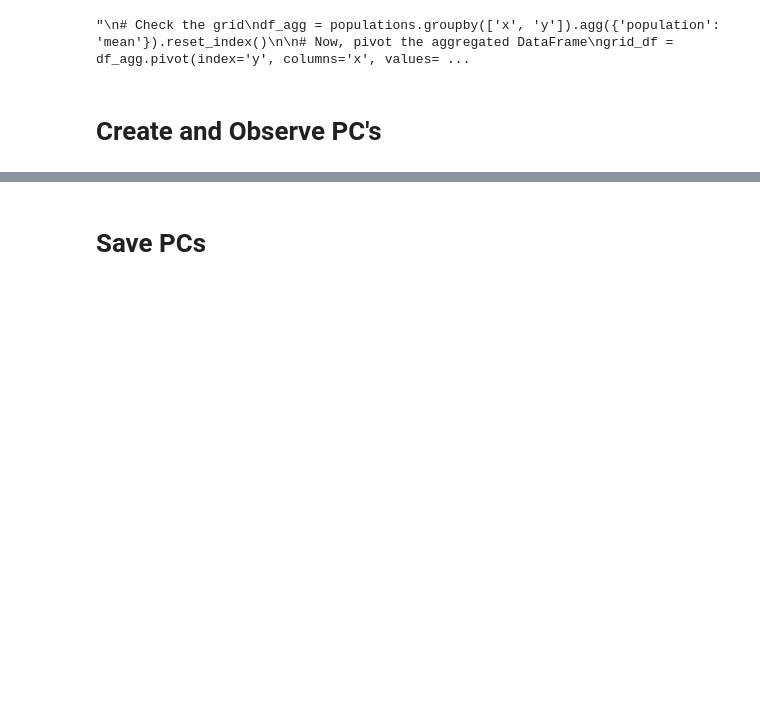
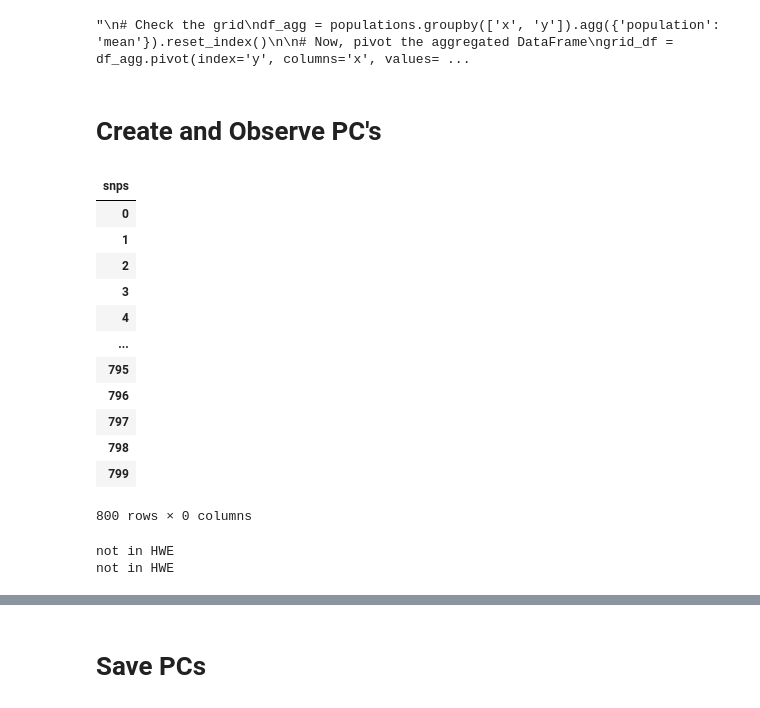
Before and after one commit to mat2m10/abyss_simulation, a Jupyter notebook: 04 Create and Visualise PCs.ipynb, the cells around one changed output, grey strips where cells are left out. Saved outputs shown, nothing was run; the diff lists cells and outputs as text; code cells hidden in the pictures; blank space fills up the shorter version.

```diff
--- a/04 Create and Visualise PCs.ipynb
+++ b/04 Create and Visualise PCs.ipynb
@@ -100,17 +101,42 @@ plt.show()
 # Standardize the data
 scaler = StandardScaler()
 # %%
-very_rare = pd.read_pickle(f"data/G{G}_L{L}_c{c}_k{k}_M{M}/genotype/02_veryrare_genotype_AF_{very_rare_threshold_L}_{very_rare_threshold_H}.pkl")
-rare = pd.read_pickle(f"data/G{G}_L{L}_c{c}_k{k}_M{M}/genotype/02_rare_genotype_AF_{rare_threshold_L}_{rare_threshold_H}.pkl")
-common = pd.read_pickle(f"data/G{G}_L{L}_c{c}_k{k}_M{M}/genotype/02_common_genotype_AF_{common_threshold_L}_{common_threshold_H}.pkl")
+very_rare = pd.read_pickle(f"data/G{G}_L{L}_c{c}_k{k}_M{M}_HWE{HWE}/genotype/02_veryrare_genotype_AF_{very_rare_threshold_L}_{very_rare_threshold_H}.pkl")
+rare = pd.read_pickle(f"data/G{G}_L{L}_c{c}_k{k}_M{M}_HWE{HWE}/genotype/02_rare_genotype_AF_{rare_threshold_L}_{rare_threshold_H}.pkl")
+common = pd.read_pickle(f"data/G{G}_L{L}_c{c}_k{k}_M{M}_HWE{HWE}/genotype/02_common_genotype_AF_{common_threshold_L}_{common_threshold_H}.pkl")
 # %%
 complete = pd.concat([common, rare, very_rare], axis=1)
 complete = ((complete*2)-1)
+# %%
+very_rare
+# %% [output]
+| snps |
+| 0 |
+| 1 |
+| 2 |
+| 3 |
+| 4 |
+| ... |
+| 795 |
+| 796 |
+| 797 |
+| 798 |
+| 799 |
+800 rows × 0 columns
 # %%
 scaled_complete = scaler.fit_transform(complete)
 scaled_common = scaler.fit_transform(common)
-scaled_rare = scaler.fit_transform(rare)
-scaled_veryrare = scaler.fit_transform(very_rare)
+try:
+    scaled_rare = scaler.fit_transform(rare)
+except:
+    print("not in HWE")
+try:
+    scaled_veryrare = scaler.fit_transform(very_rare)
+except:
+    print("not in HWE")
+# %% [output]
+not in HWE
+not in HWE
 # %%
 # Apply PCA to get the first two principal components
 n_components = 50
```
Also changed, not shown: parts of 9 cells of this notebook, 4 other files.
